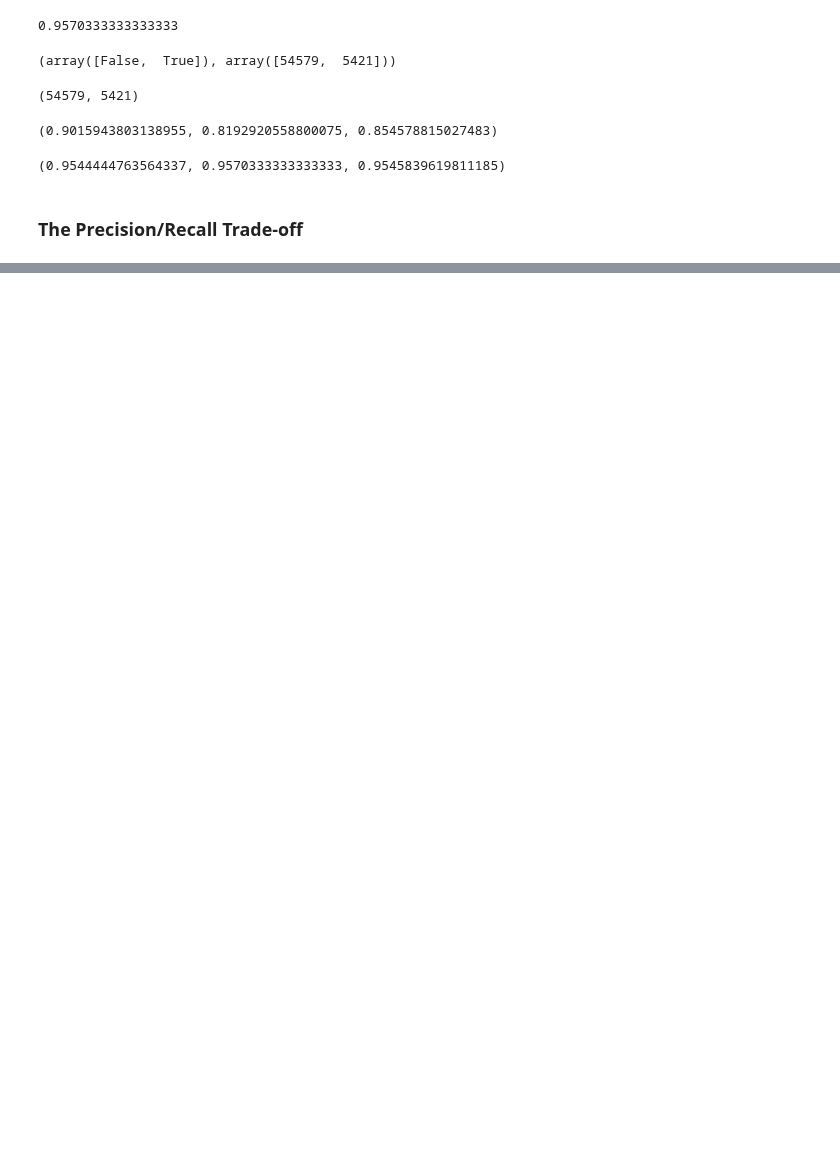
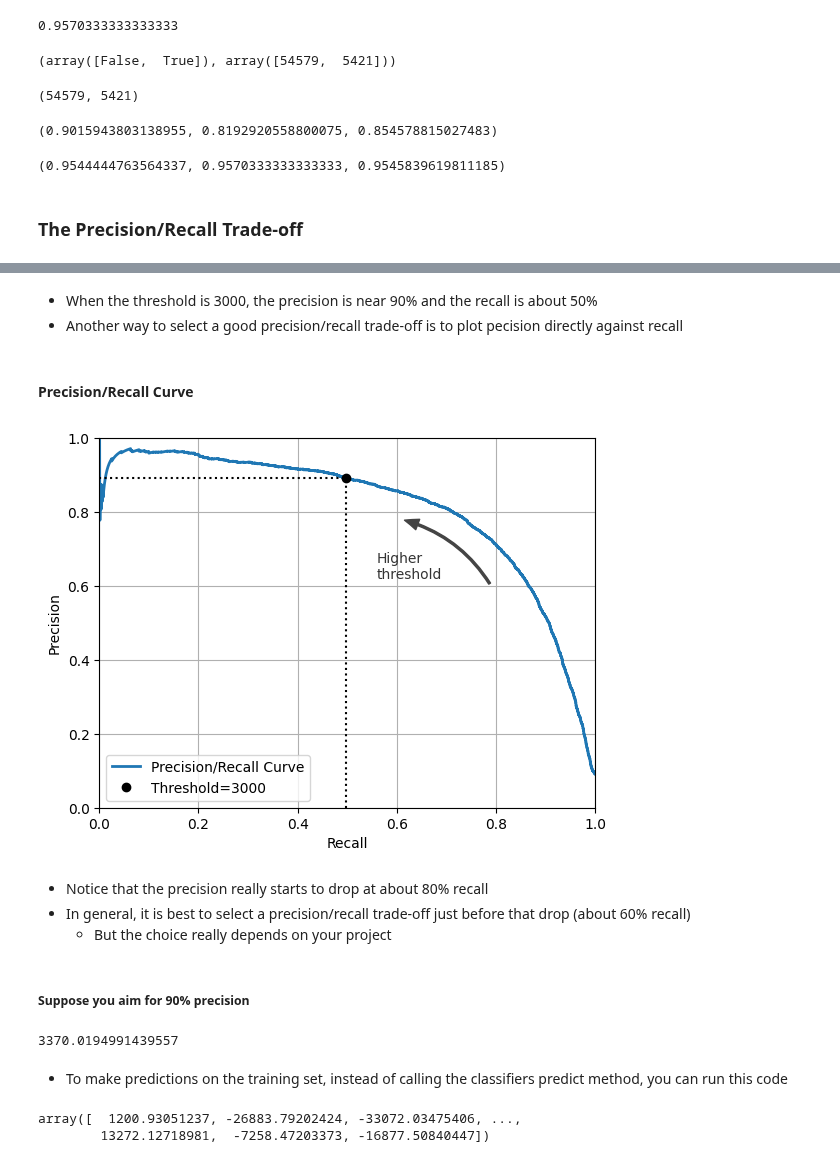
Before and after one commit to PaulToronto/Hands-on-Maching-Learning-Book, a Jupyter notebook: 3_Classification.ipynb, the cells around one changed output, grey strips where cells are left out. Saved outputs shown, nothing was run; the diff lists cells and outputs as text; code cells hidden in the pictures; blank space fills up the shorter version.

```diff
--- a/3_Classification.ipynb
+++ b/3_Classification.ipynb
@@ -637,0 +801,52 @@ weighted_avg_prec, weighted_avg_recall, weighted_avg_f1
+# %% [markdown]
+- When the threshold is 3000, the precision is near 90% and the recall is about 50%
+- Another way to select a good precision/recall trade-off is to plot pecision directly against recall
+# %% [markdown]
+#### Precision/Recall Curve
+# %%
+import matplotlib.patches as patches  # for the curved arrow
+
+plt.plot(recalls[:-1],
+         precisions[:-1],
+         linewidth=2,
+         label='Precision/Recall Curve')
+
+idx = (thresholds > 3000).argmax()
+plt.plot([0.0, recalls[idx]], [precisions[idx],  precisions[idx]], 'k:')
+plt.plot([recalls[idx], recalls[idx]], [0,  precisions[idx]], 'k:')
+plt.plot(recalls[idx], precisions[idx], 'ko', label='Threshold=3000')
+
+plt.gca().add_patch(patches.FancyArrowPatch(
+    (0.79, 0.60), (0.61, 0.78),
+    connectionstyle="arc3,rad=.2",
+    arrowstyle="Simple, tail_width=1.5, head_width=8, head_length=10",
+    color="#444444"))
+plt.text(0.56, 0.62, "Higher\nthreshold", color="#333333")
+
+plt.xlabel('Recall')
+plt.ylabel('Precision')
+plt.axis([0, 1, 0, 1])
+plt.grid()
+plt.legend(loc='lower left')
+plt.show()
+# %% [output]
+[figure, added]
+# %% [markdown]
+- Notice that the precision really starts to drop at about 80% recall
+- In general, it is best to select a precision/recall trade-off just before that drop (about 60% recall)
+    - But the choice really depends on your project
+# %% [markdown]
+##### Suppose you aim for 90% precision
+# %%
+idx_for_90_precision = (precisions >= 0.9).argmax()
+threshold_for_90_precision = thresholds[idx_for_90_precision]
+threshold_for_90_precision
+# %% [output]
+3370.0194991439557
+# %% [markdown]
+- To make predictions on the training set, instead of calling the classifiers predict method, you can run this code
+# %%
+y_train_decision_score
+# %% [output]
+array([  1200.93051237, -26883.79202424, -33072.03475406, ...,
+        13272.12718981,  -7258.47203373, -16877.50840447])
```
Also changed, not shown: parts of 23 cells of this notebook.
